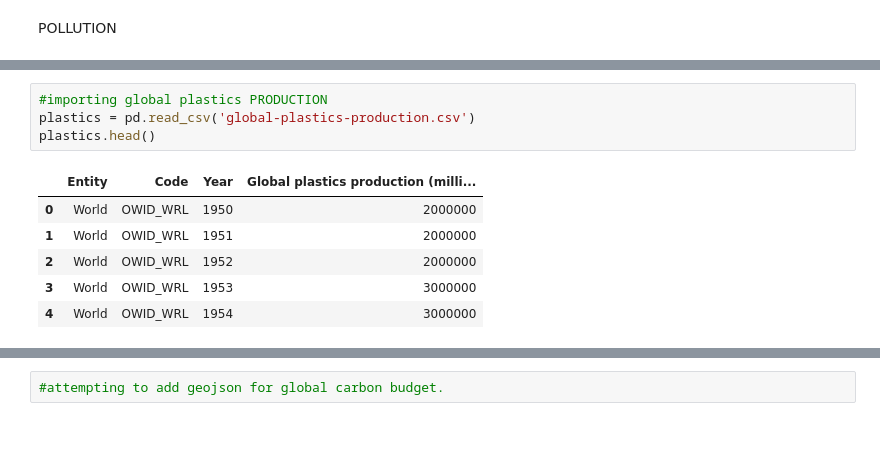
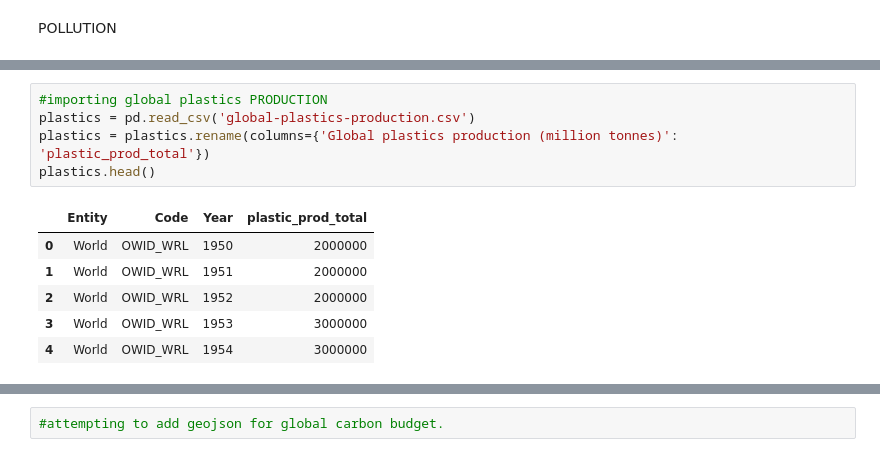
Before and after one commit to treybourgeois/nss_capstone_2021, a Jupyter notebook: data2/capstone_notebook.ipynb, the cells around one changed output, grey strips where cells are left out. Saved outputs shown, nothing was run; the diff lists cells and outputs as text.

```diff
--- a/data2/capstone_notebook.ipynb
+++ b/data2/capstone_notebook.ipynb
@@ -325,9 +325,10 @@ plt.bar(gcb_filt.Country, gcb_filt.Total)
 # %%
 #importing global plastics PRODUCTION
 plastics = pd.read_csv('global-plastics-production.csv')
+plastics = plastics.rename(columns={'Global plastics production (million tonnes)': 'plastic_prod_total'})
 plastics.head()
 # %% [output]
-|  | Entity | Code | Year | Global plastics production (milli... |
+|  | Entity | Code | Year | plastic_prod_total |
 | 0 | World | OWID_WRL | 1950 | 2000000 |
 | 1 | World | OWID_WRL | 1951 | 2000000 |
 | 2 | World | OWID_WRL | 1952 | 2000000 |
```
Also changed, not shown: parts of 41 cells of this notebook.
